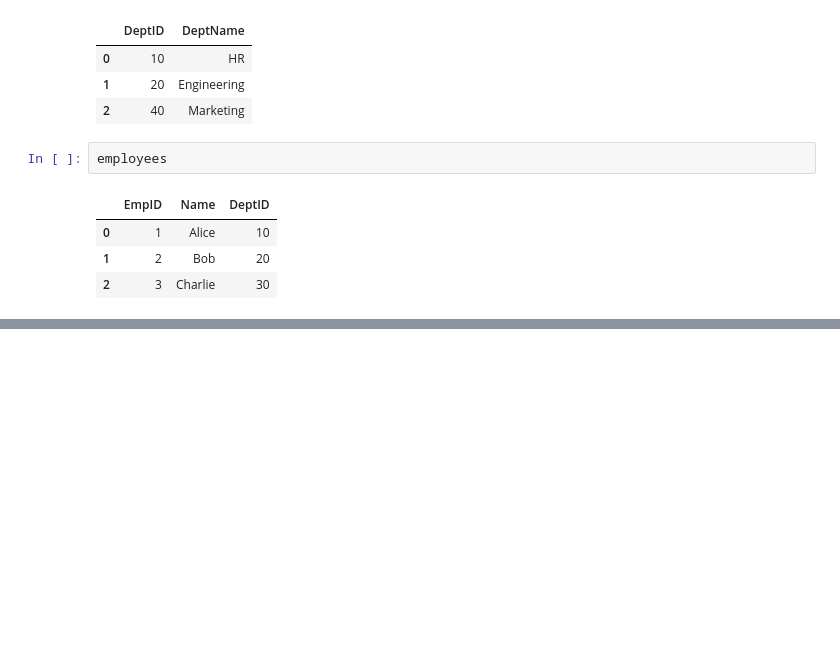
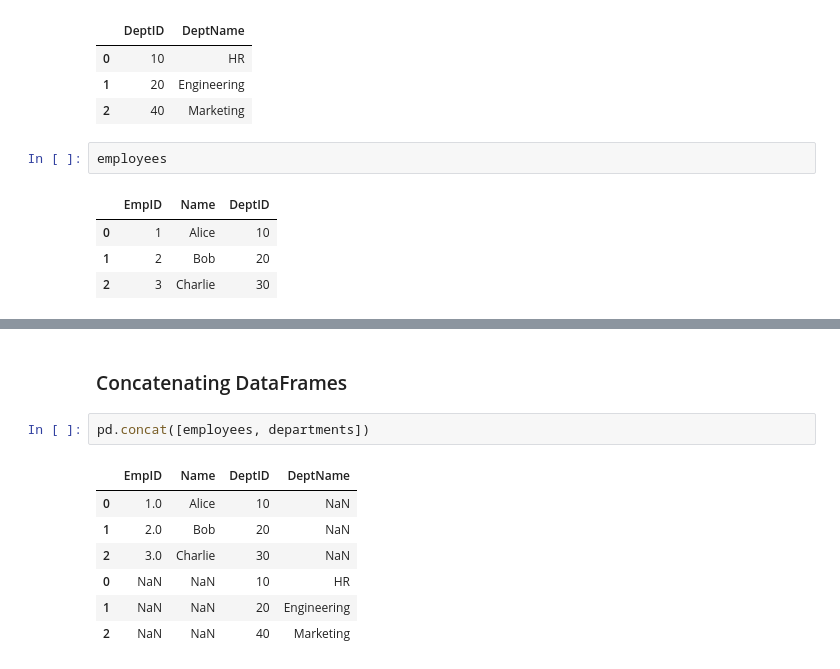
Before and after one commit to pankajvshnv/Data-Science, a Jupyter notebook: numpy.ipynb, the cells around one changed output, grey strips where cells are left out. Drawn from its saved outputs; the diff is of its cells as text; blank space fills up the shorter version.

Commit message:
Concatenating DataFrames

```diff
--- a/numpy.ipynb
+++ b/numpy.ipynb
@@ -2155,0 +2187,12 @@ employees
+# %% [markdown]
+### Concatenating DataFrames
+# %%
+pd.concat([employees, departments])
+# %% [output]
+|  | EmpID | Name | DeptID | DeptName |
+| 0 | 1.0 | Alice | 10 | NaN |
+| 1 | 2.0 | Bob | 20 | NaN |
+| 2 | 3.0 | Charlie | 30 | NaN |
+| 0 | NaN | NaN | 10 | HR |
+| 1 | NaN | NaN | 20 | Engineering |
+| 2 | NaN | NaN | 40 | Marketing |
```
Also changed, not shown: parts of 7 cells of this notebook.
